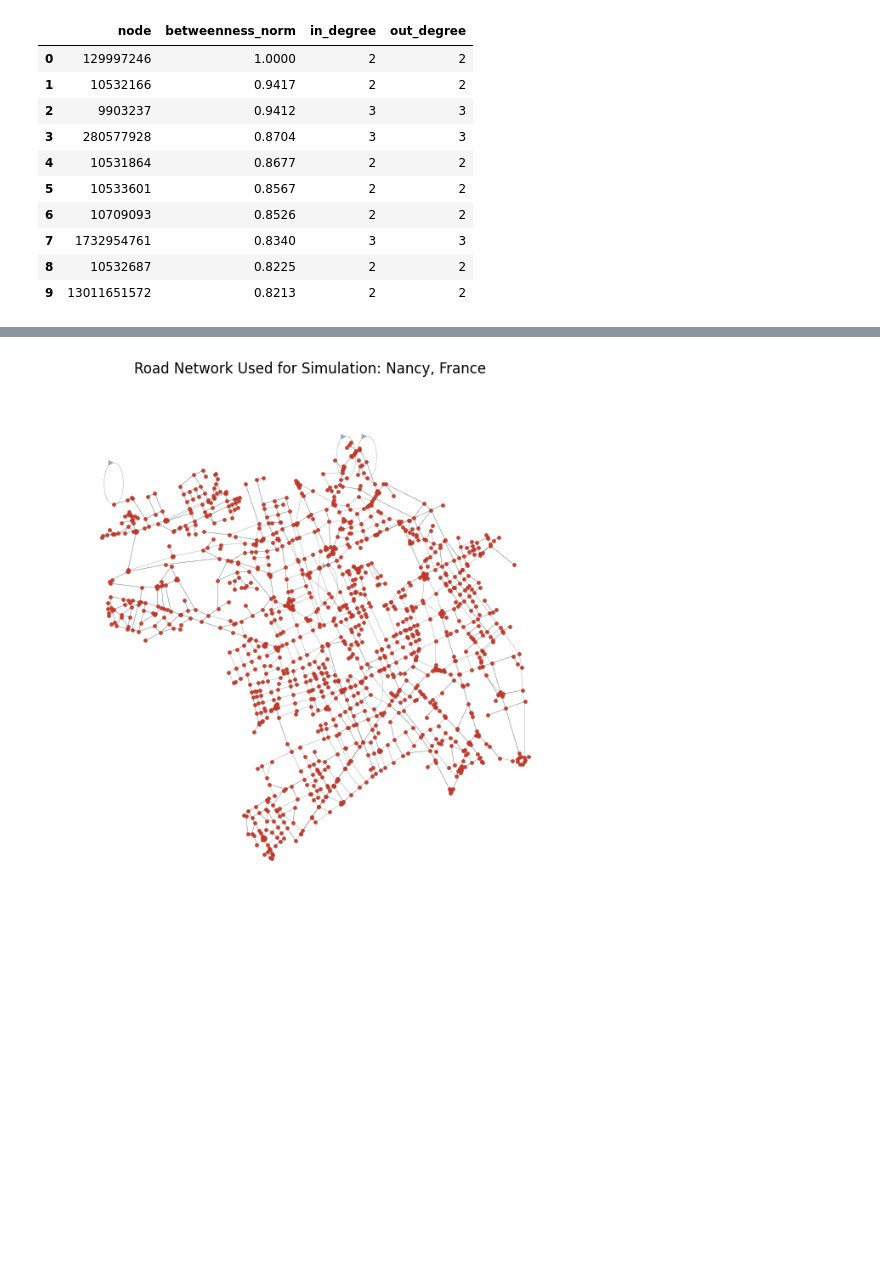
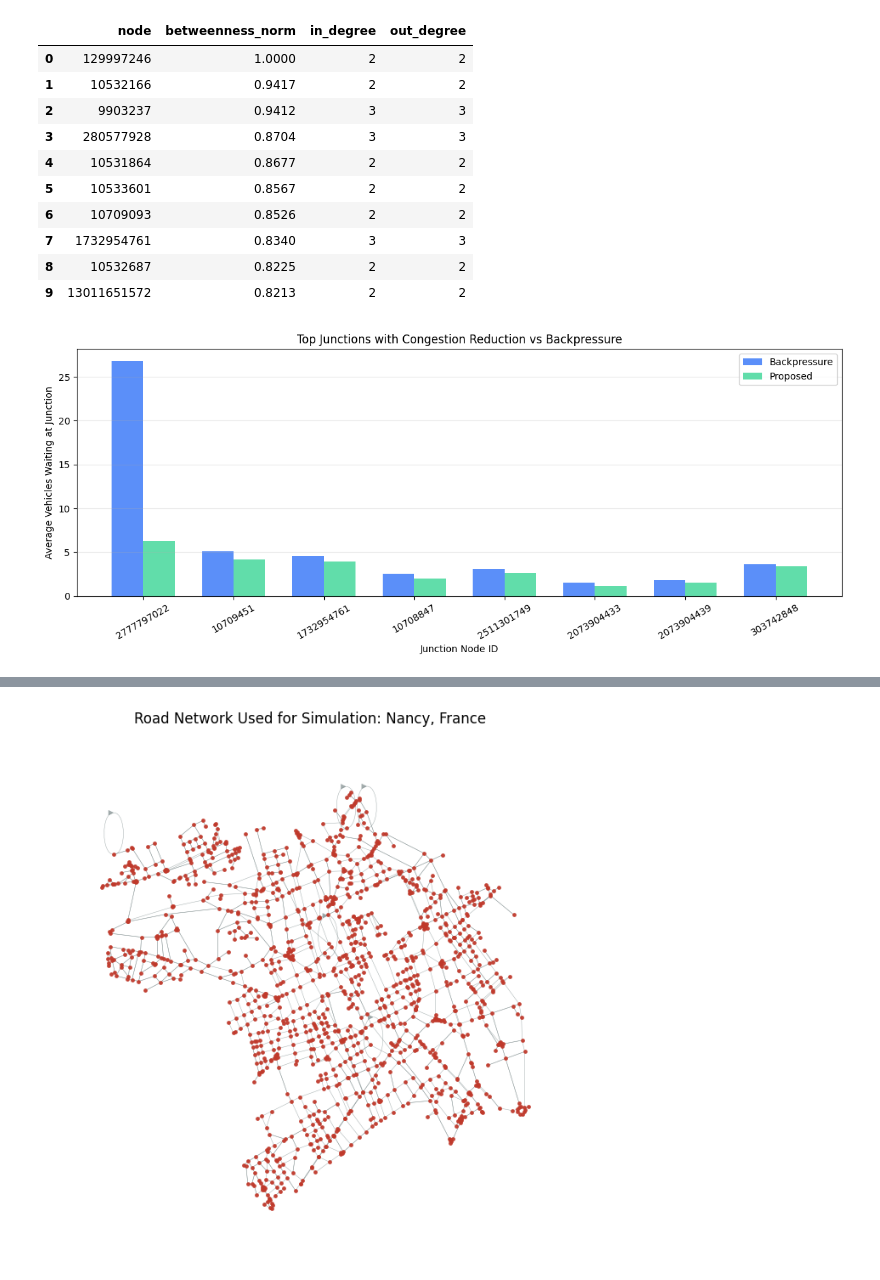
Before and after one commit to Dhairya0531/Complex_Network, a Jupyter notebook: main.ipynb, the cells around one changed output, grey strips where cells are left out. Cells and saved outputs as stored; diff of their text form; code cells hidden in the pictures; blank space fills up the shorter version.

```diff
--- a/main.ipynb
+++ b/main.ipynb
@@ -373,3 +443,35 @@ centrality_df
 | 7 | 1732954761 | 0.8340 | 3 | 3 |
 | 8 | 10532687 | 0.8225 | 2 | 2 |
 | 9 | 13011651572 | 0.8213 | 2 | 2 |
+# %%
+plot_df = top_junction_improvements.head(8).copy()
+plot_df["node"] = plot_df["node"].astype(str)
+
+x = np.arange(len(plot_df))
+width = 0.35
+
+plt.figure(figsize=(12, 5))
+plt.bar(
+    x - width / 2,
+    plot_df["backpressure_avg_queue"],
+    width=width,
+    label="Backpressure",
+    color="#5B8FF9",
+)
+plt.bar(
+    x + width / 2,
+    plot_df["proposed_avg_queue"],
+    width=width,
+    label="Proposed",
+    color="#61DDAA",
+)
+plt.xticks(x, plot_df["node"], rotation=30)
+plt.ylabel("Average Vehicles Waiting at Junction")
+plt.xlabel("Junction Node ID")
+plt.title("Top Junctions with Congestion Reduction vs Backpressure")
+plt.legend()
+plt.grid(axis="y", alpha=0.3)
+plt.tight_layout()
+plt.show()
+# %% [output]
+[figure, added]
```
Also changed, not shown: parts of 6 cells of this notebook.
